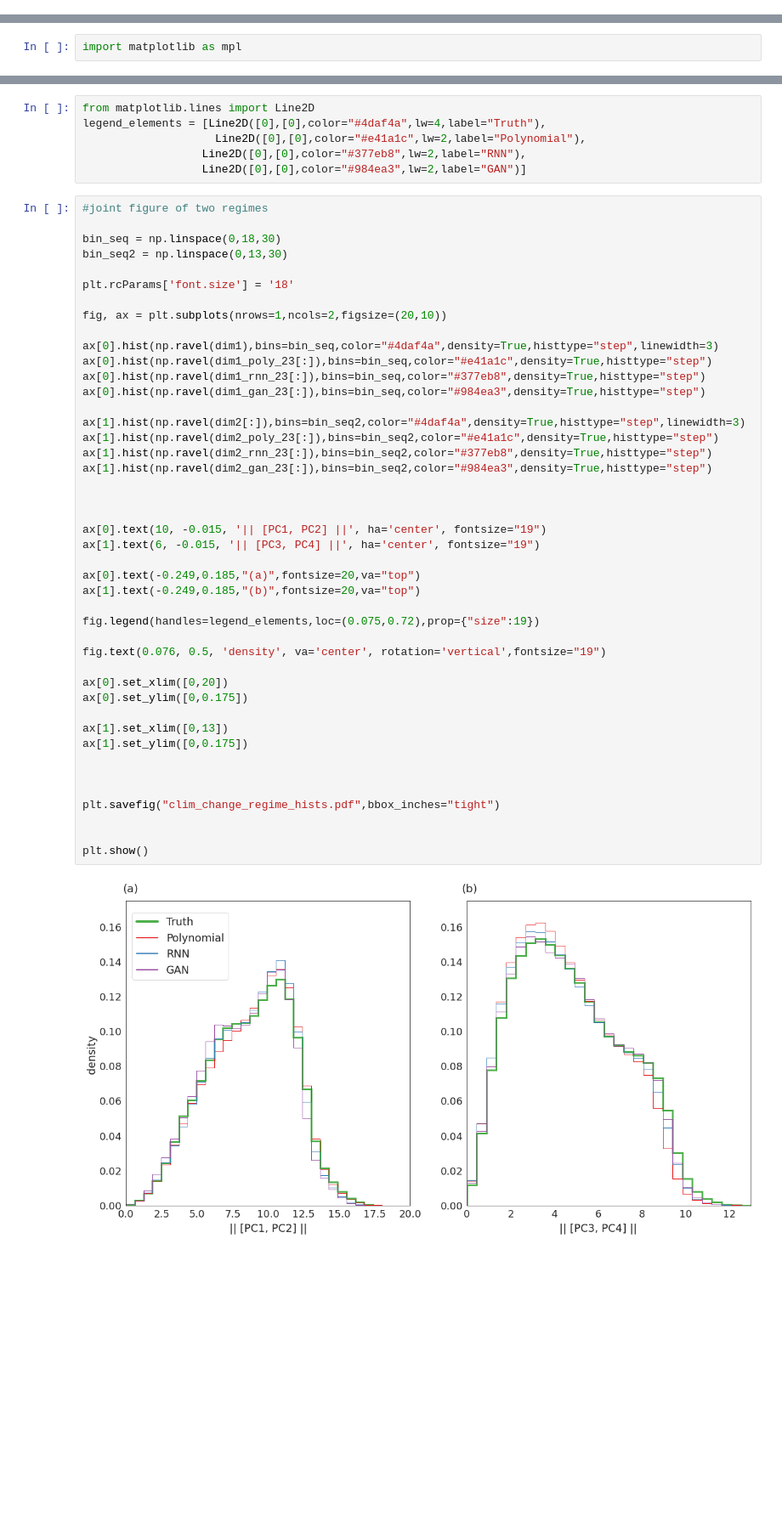
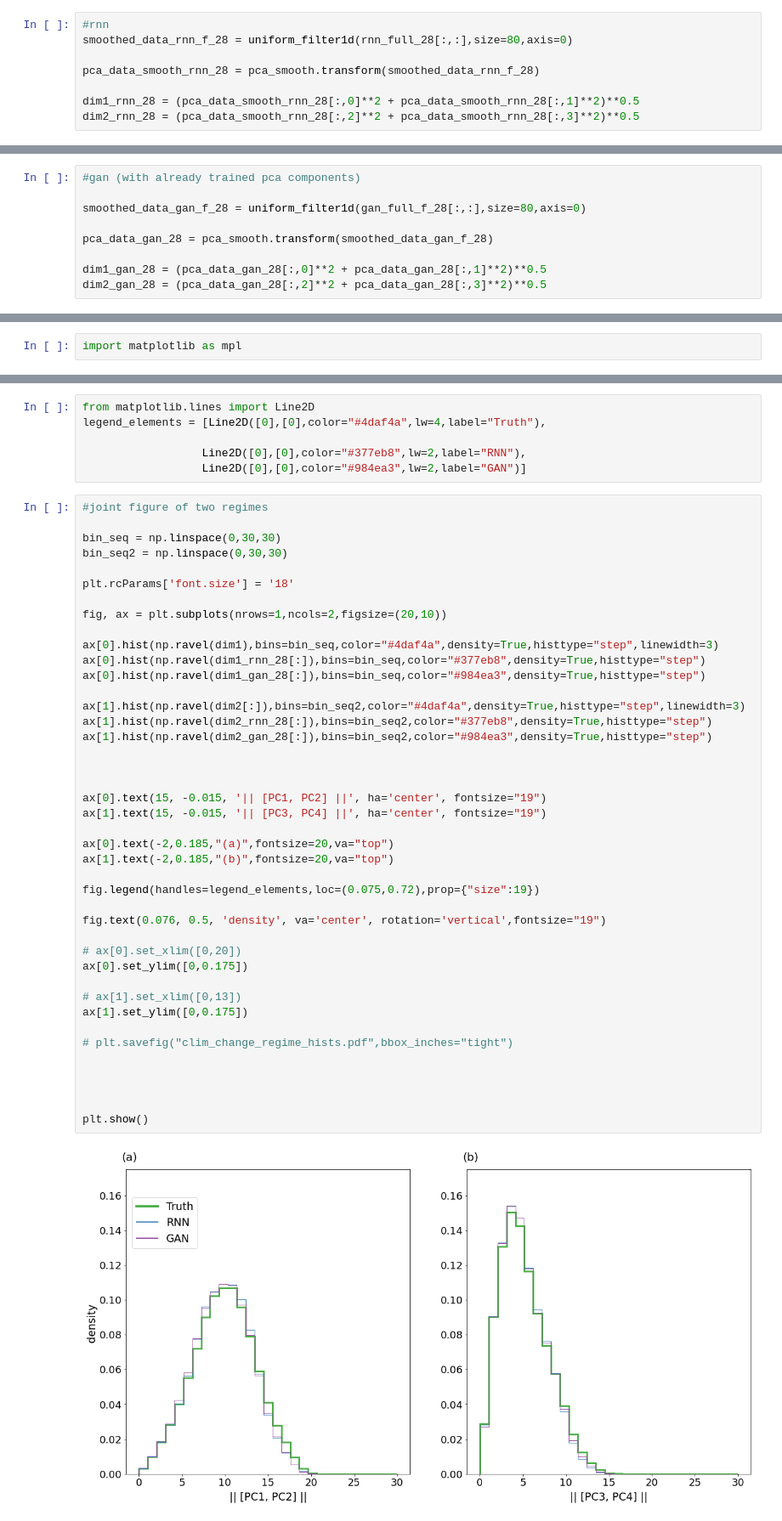
Before and after one commit to raghul-parthipan/l96_rnn, a Jupyter notebook: analysis/analysis_notebook/regime_analysis_paper_plots_clim_change.ipynb, the cells around one changed output, grey strips where cells are left out. Shown at 85% size. Saved outputs shown, nothing was run; the diff lists cells and outputs as text; blank space fills up the shorter version.

```diff
--- a/analysis/analysis_notebook/regime_analysis_paper_plots_clim_change.ipynb
+++ b/analysis/analysis_notebook/regime_analysis_paper_plots_clim_change.ipynb
@@ -127 +181,9 @@ dim2_poly_23 = (pca_data_poly_23[:,2]**2 + pca_data_poly_23[:,3]**2)**0.5
+# %%
+#rnn
+smoothed_data_rnn_f_28 = uniform_filter1d(rnn_full_28[:,:],size=80,axis=0)
+
+pca_data_smooth_rnn_28 = pca_smooth.transform(smoothed_data_rnn_f_28)
+
+dim1_rnn_28 = (pca_data_smooth_rnn_28[:,0]**2 + pca_data_smooth_rnn_28[:,1]**2)**0.5
+dim2_rnn_28 = (pca_data_smooth_rnn_28[:,2]**2 + pca_data_smooth_rnn_28[:,3]**2)**0.5
 # %%
@@ -152 +192,10 @@ dim2_rnn_23 = (pca_data_smooth_rnn_23[:,2]**2 + pca_data_smooth_rnn_23[:,3]**2)*
+# %%
+#gan (with already trained pca components)
+
+smoothed_data_gan_f_28 = uniform_filter1d(gan_full_f_28[:,:],size=80,axis=0)
+
+pca_data_gan_28 = pca_smooth.transform(smoothed_data_gan_f_28)
+
+dim1_gan_28 = (pca_data_gan_28[:,0]**2 + pca_data_gan_28[:,1]**2)**0.5
+dim2_gan_28 = (pca_data_gan_28[:,2]**2 + pca_data_gan_28[:,3]**2)**0.5
 # %%
@@ -284,54 +257,52 @@ plt.show()
 # %%
 from matplotlib.lines import Line2D
 legend_elements = [Line2D([0],[0],color="#4daf4a",lw=4,label="Truth"),
-                    Line2D([0],[0],color="#e41a1c",lw=2,label="Polynomial"),
+
                   Line2D([0],[0],color="#377eb8",lw=2,label="RNN"),
                   Line2D([0],[0],color="#984ea3",lw=2,label="GAN")]
 # %%
 #joint figure of two regimes
 
-bin_seq = np.linspace(0,18,30)
-bin_seq2 = np.linspace(0,13,30)
+bin_seq = np.linspace(0,30,30)
+bin_seq2 = np.linspace(0,30,30)
 
 plt.rcParams['font.size'] = '18'
 
 fig, ax = plt.subplots(nrows=1,ncols=2,figsize=(20,10))
 
 ax[0].hist(np.ravel(dim1),bins=bin_seq,color="#4daf4a",density=True,histtype="step",linewidth=3)
-ax[0].hist(np.ravel(dim1_poly_23[:]),bins=bin_seq,color="#e41a1c",density=True,histtype="step")
-ax[0].hist(np.ravel(dim1_rnn_23[:]),bins=bin_seq,color="#377eb8",density=True,histtype="step")
-ax[0].hist(np.ravel(dim1_gan_23[:]),bins=bin_seq,color="#984ea3",density=True,histtype="step")
+ax[0].hist(np.ravel(dim1_rnn_28[:]),bins=bin_seq,color="#377eb8",density=True,histtype="step")
+ax[0].hist(np.ravel(dim1_gan_28[:]),bins=bin_seq,color="#984ea3",density=True,histtype="step")
 
 ax[1].hist(np.ravel(dim2[:]),bins=bin_seq2,color="#4daf4a",density=True,histtype="step",linewidth=3)
-ax[1].hist(np.ravel(dim2_poly_23[:]),bins=bin_seq2,color="#e41a1c",density=True,histtype="step")
-ax[1].hist(np.ravel(dim2_rnn_23[:]),bins=bin_seq2,color="#377eb8",density=True,histtype="step")
-ax[1].hist(np.ravel(dim2_gan_23[:]),bins=bin_seq2,color="#984ea3",density=True,histtype="step")
+ax[1].hist(np.ravel(dim2_rnn_28[:]),bins=bin_seq2,color="#377eb8",density=True,histtype="step")
+ax[1].hist(np.ravel(dim2_gan_28[:]),bins=bin_seq2,color="#984ea3",density=True,histtype="step")
 
 
 
-ax[0].text(10, -0.015, '|| [PC1, PC2] ||', ha='center', fontsize="19")
-ax[1].text(6, -0.015, '|| [PC3, PC4] ||', ha='center', fontsize="19")
+ax[0].text(15, -0.015, '|| [PC1, PC2] ||', ha='center', fontsize="19")
+ax[1].text(15, -0.015, '|| [PC3, PC4] ||', ha='center', fontsize="19")
 
-ax[0].text(-0.249,0.185,"(a)",fontsize=20,va="top")
-ax[1].text(-0.249,0.185,"(b)",fontsize=20,va="top")
+ax[0].text(-2,0.185,"(a)",fontsize=20,va="top")
+ax[1].text(-2,0.185,"(b)",fontsize=20,va="top")
 
 fig.legend(handles=legend_elements,loc=(0.075,0.72),prop={"size":19})
 
 fig.text(0.076, 0.5, 'density', va='center', rotation='vertical',fontsize="19")
 
-ax[0].set_xlim([0,20])
+# ax[0].set_xlim([0,20])
 ax[0].set_ylim([0,0.175])
 
-ax[1].set_xlim([0,13])
+# ax[1].set_xlim([0,13])
 ax[1].set_ylim([0,0.175])
+
+# plt.savefig("clim_change_regime_hists.pdf",bbox_inches="tight")
 
 
 
-plt.savefig("clim_change_regime_hists.pdf",bbox_inches="tight")
-
 
 plt.show()
 # %% [output]
-[figure, old version]
+[figure, new version]
 # %%
 fig,ax = plt.subplots()
```
Also changed, not shown: parts of 53 cells of this notebook, 4 other files.
